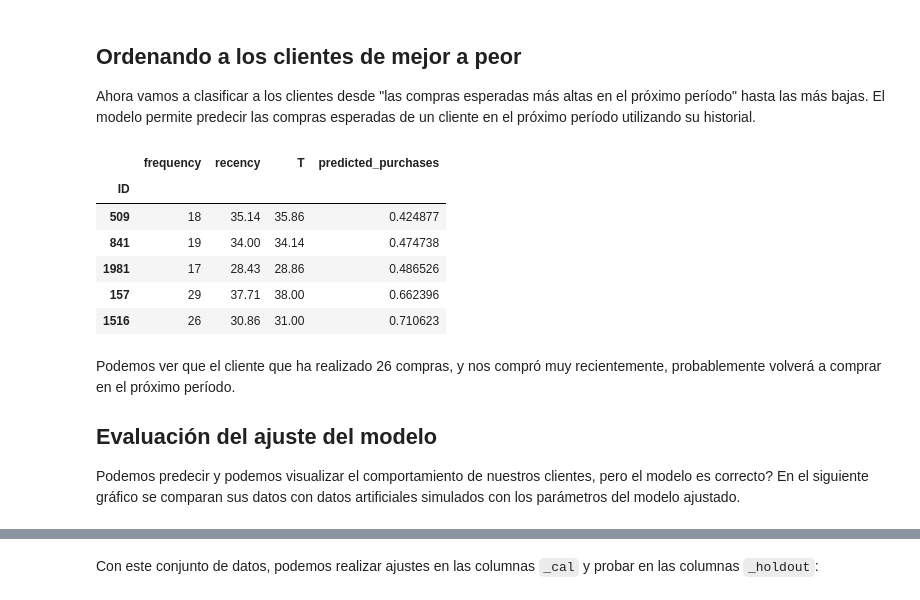
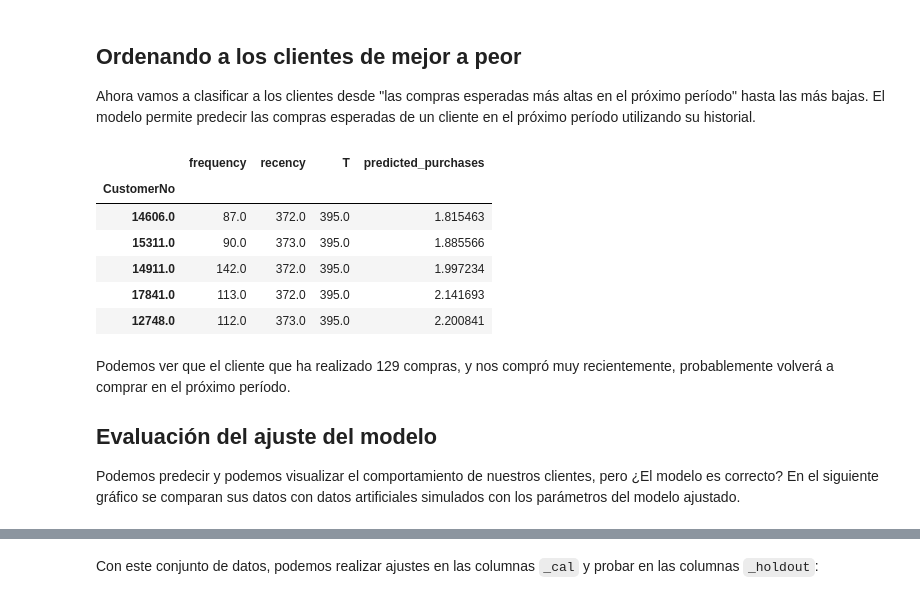
Before and after one commit to dimitrio-m/proyecto-de-grado, a Jupyter notebook: modelo/modelo.ipynb, the cells around one changed output, grey strips where cells are left out. Saved outputs shown, nothing was run; the diff lists cells and outputs as text; code cells hidden in the pictures.

```diff
--- a/modelo/modelo.ipynb
+++ b/modelo/modelo.ipynb
@@ -71,0 +103,6 @@ Creando y ajustando el modelo de Pareto / NBD con el dataset:
+# %%
+
+print(transactional_data.shape)
+transactional_data = transactional_data.drop_duplicates(
+    subset=['TransactionNo'])
+print(transactional_data.shape)
@@ -71,0 +114,5 @@ Creando y ajustando el modelo de Pareto / NBD con el dataset:
+# %%
+
+transactional_data['Date'] = pd.to_datetime(
+    transactional_data['Date'], format='%m/%d/%Y')
+print(transactional_data.dtypes)
@@ -71,0 +136,6 @@ Creando y ajustando el modelo de Pareto / NBD con el dataset:
+# %%
+
+rfm_data = summary_data_from_transaction_data(
+    transactional_data, 'CustomerNo', 'Date', observation_period_end='2019-12-31')
+
+print(rfm_data.dtypes)
@@ -72,5 +151,5 @@ Creando y ajustando el modelo de Pareto / NBD con el dataset:
 # %%
-model = BetaGeoFitter(penalizer_coef=0.0)
-model.fit(data['frequency'], data['recency'], data['T'])
+model = BetaGeoFitter()
+model.fit(rfm_data['frequency'], rfm_data['recency'], rfm_data['T'])
 print(model)
 # %% [output]
@@ -104,24 +183,24 @@ plot_probability_alive_matrix(model)
 
 Ahora vamos a clasificar a los clientes desde "las compras esperadas más altas en el próximo período" hasta las más bajas. El modelo permite predecir las compras esperadas de un cliente en el próximo período utilizando su historial.
 # %%
-t = 1
-data['predicted_purchases'] = model.conditional_expected_number_of_purchases_up_to_time(
-    t, data['frequency'], data['recency'], data['T'])
-data.sort_values(by='predicted_purchases').tail(5)
+t = 10
+rfm_data['predicted_purchases'] = model.conditional_expected_number_of_purchases_up_to_time(
+    t, rfm_data['frequency'], rfm_data['recency'], rfm_data['T'])
+rfm_data.sort_values(by='predicted_purchases').tail(5)
 # %% [output]
 |  | frequency | recency | T | predicted_purchases |
-| ID |  |  |  |  |
-| 509 | 18 | 35.14 | 35.86 | 0.424877 |
-| 841 | 19 | 34.00 | 34.14 | 0.474738 |
-| 1981 | 17 | 28.43 | 28.86 | 0.486526 |
-| 157 | 29 | 37.71 | 38.00 | 0.662396 |
-| 1516 | 26 | 30.86 | 31.00 | 0.710623 |
+| CustomerNo |  |  |  |  |
+| 14606.0 | 87.0 | 372.0 | 395.0 | 1.815463 |
+| 15311.0 | 90.0 | 373.0 | 395.0 | 1.885566 |
+| 14911.0 | 142.0 | 372.0 | 395.0 | 1.997234 |
+| 17841.0 | 113.0 | 372.0 | 395.0 | 2.141693 |
+| 12748.0 | 112.0 | 373.0 | 395.0 | 2.200841 |
 # %% [markdown]
-Podemos ver que el cliente que ha realizado 26 compras, y nos compró muy recientemente, probablemente volverá a comprar en el próximo período.
+Podemos ver que el cliente que ha realizado 129 compras, y nos compró muy recientemente, probablemente volverá a comprar en el próximo período.
 
 ## Evaluación del ajuste del modelo
 
-Podemos predecir y podemos visualizar el comportamiento de nuestros clientes, pero el modelo es correcto? En el siguiente gráfico se comparan sus datos con datos artificiales simulados con los parámetros del modelo ajustado.
+Podemos predecir y podemos visualizar el comportamiento de nuestros clientes, pero ¿El modelo es correcto? En el siguiente gráfico se comparan sus datos con datos artificiales simulados con los parámetros del modelo ajustado.
 # %%
 plot_period_transactions(model)
 # %% [output]
```
Also changed, not shown: parts of 39 cells of this notebook, 2 other files.
